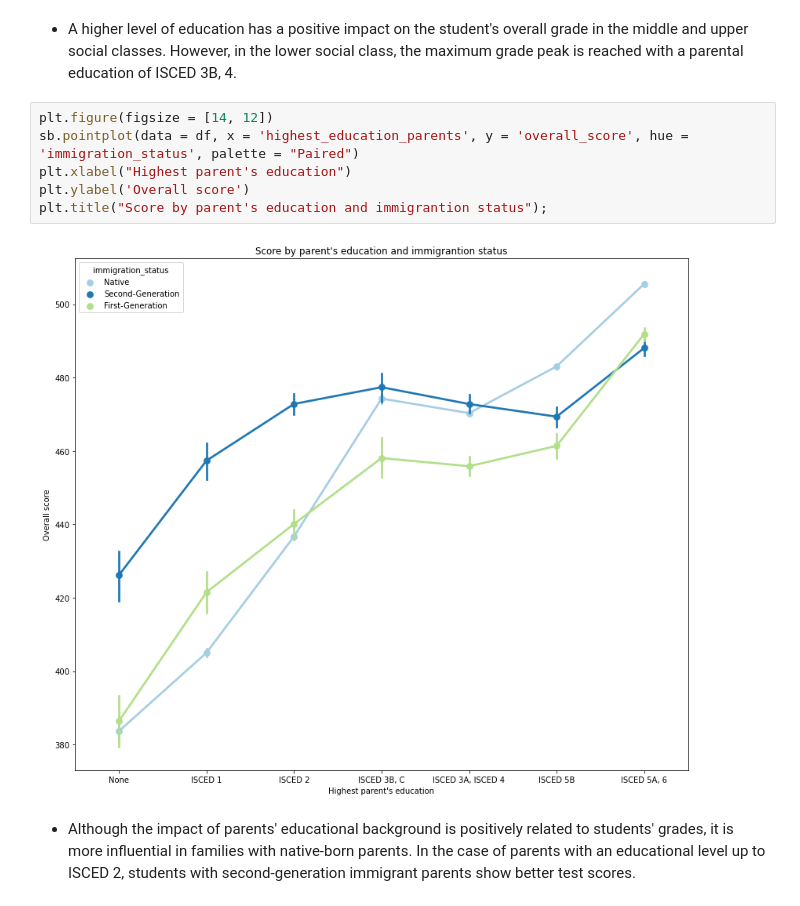
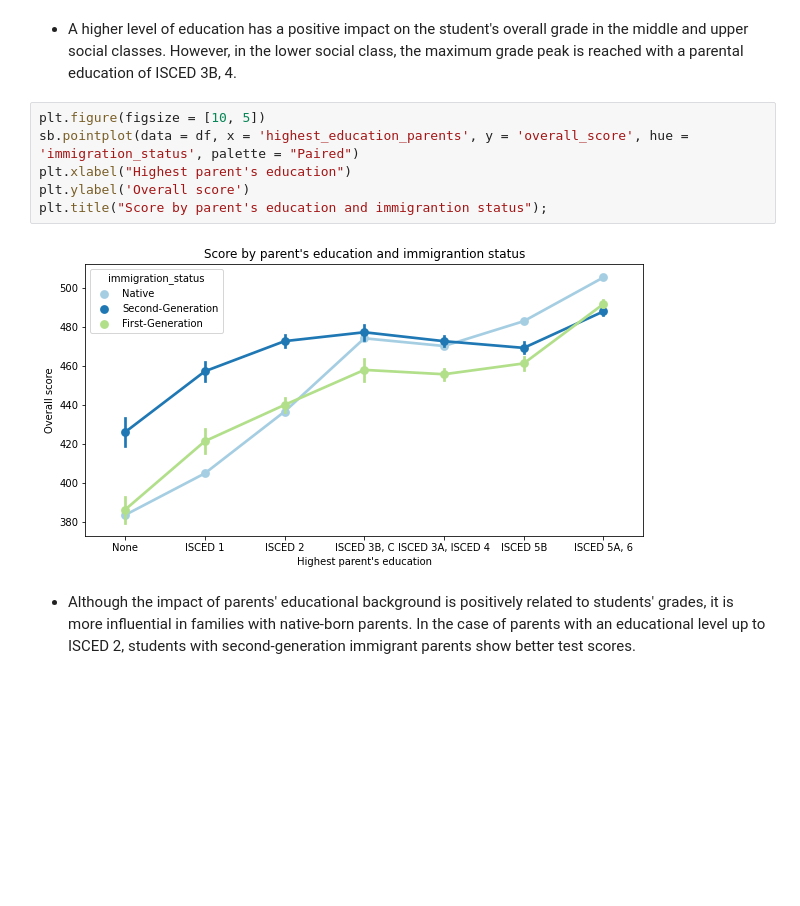
Before and after one commit to rubenvf/Comunicate-PISA-Findings, a Jupyter notebook: pisa_exploration.ipynb, the cells around one changed output. Saved outputs shown, nothing was run; the diff lists cells and outputs as text; blank space fills up the shorter version.

```diff
--- a/pisa_exploration.ipynb
+++ b/pisa_exploration.ipynb
@@ -624,13 +644,13 @@ plt.title("Score by parent's education and social class");
 # %% [markdown]
 - A higher level of education has a positive impact on the student's overall grade in the middle and upper social classes. However, in the lower social class, the maximum grade peak is reached with a parental education of ISCED 3B, 4.
 # %%
-plt.figure(figsize = [14, 12])
+plt.figure(figsize = [10, 5])
 sb.pointplot(data = df, x = 'highest_education_parents', y = 'overall_score', hue = 'immigration_status', palette = "Paired")
 plt.xlabel("Highest parent's education")
 plt.ylabel('Overall score')
 plt.title("Score by parent's education and immigrantion status");
 # %% [output]
-[figure, old version]
+[figure, new version]
 # %% [markdown]
 - Although the impact of parents' educational background is positively related to students' grades, it is more influential in families with native-born parents. In the case of parents with an educational level up to ISCED 2, students with second-generation immigrant parents show better test scores.
 # %% [markdown]
```
Also changed, not shown: parts of 12 cells of this notebook.
